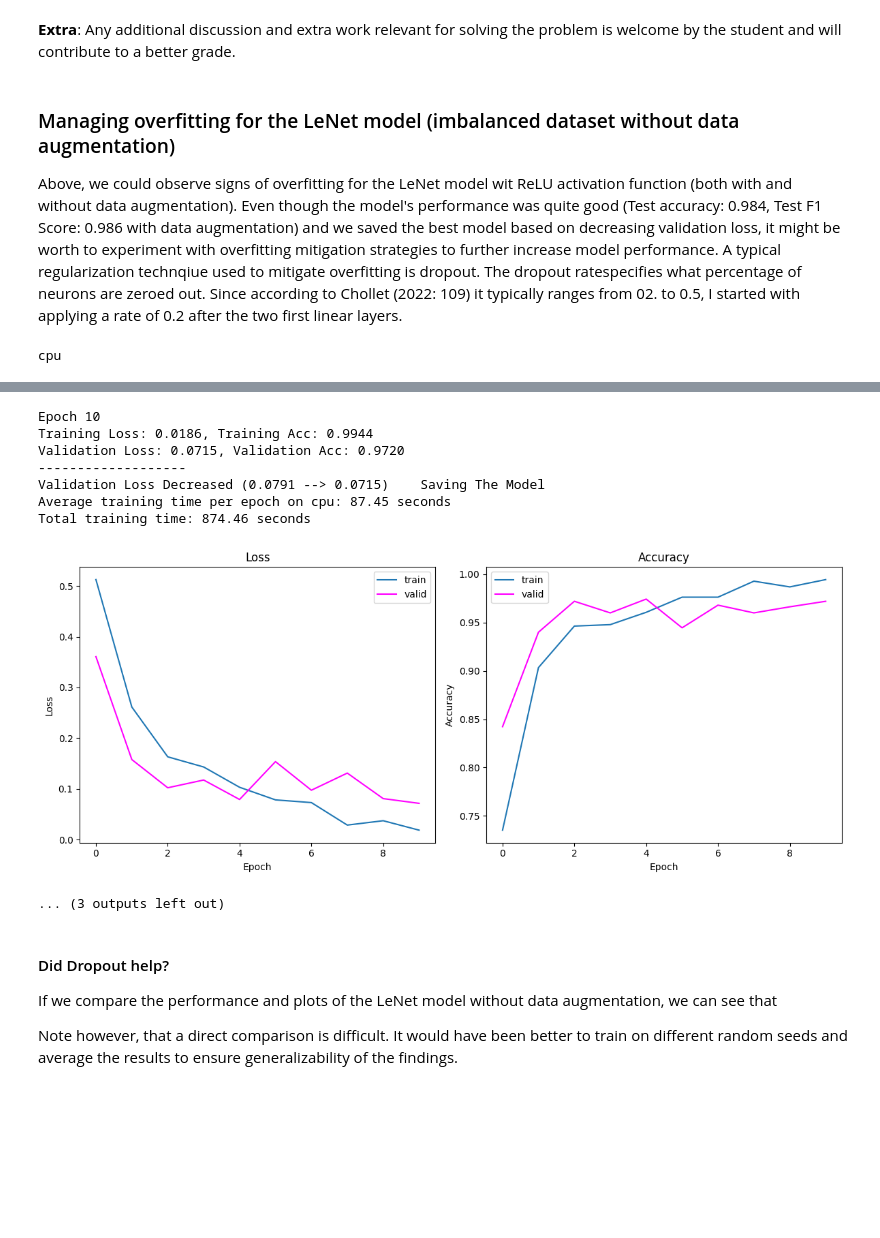
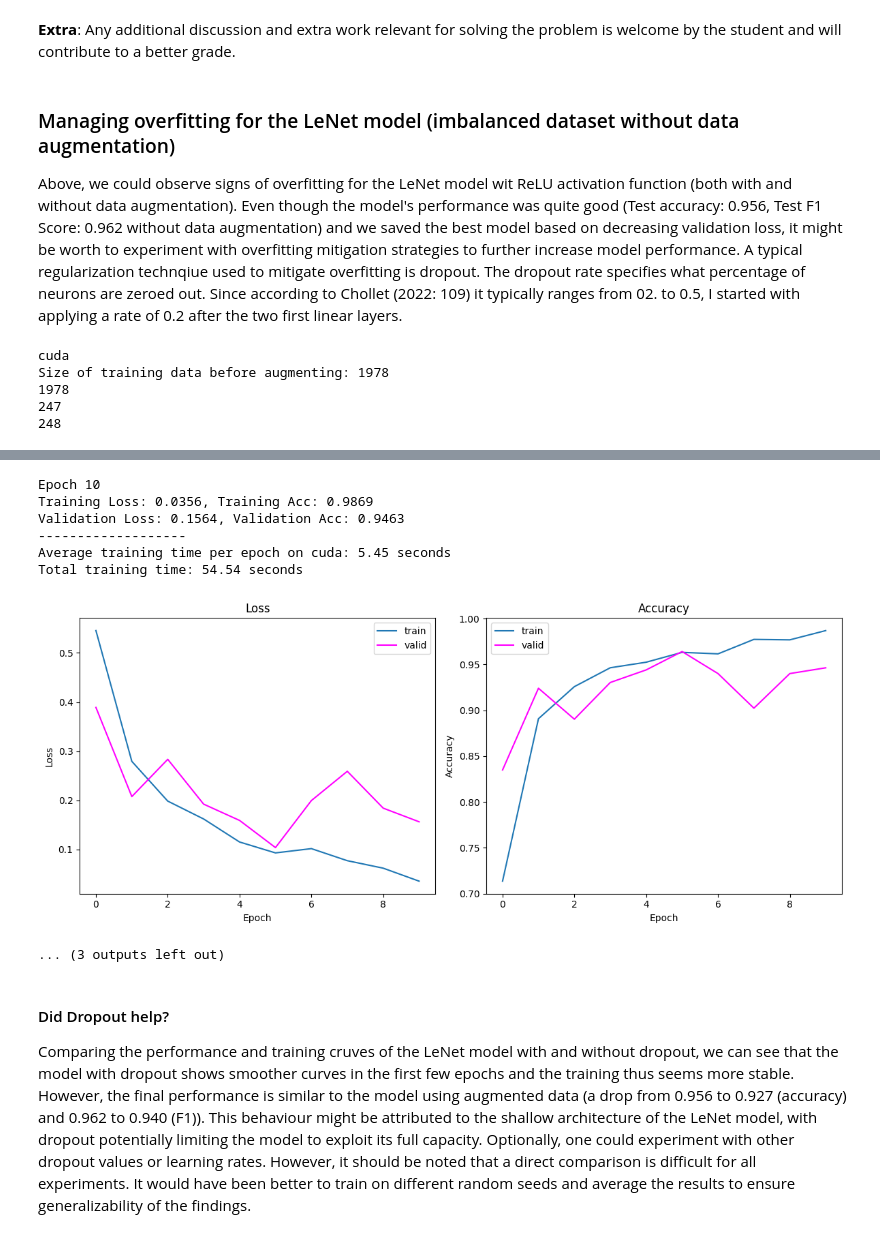
Before and after one commit to reascr/MSC-in-IT-and-Cognition, a Jupyter notebook: AppliedAI/Second_assignment_dataset_3.ipynb, the cells around one changed output, grey strips where cells are left out. Saved outputs shown, nothing was run; the diff lists cells and outputs as text; code cells hidden in the pictures; blank space fills up the shorter version.

```diff
--- a/AppliedAI/Second_assignment_dataset_3.ipynb
+++ b/AppliedAI/Second_assignment_dataset_3.ipynb
@@ -1065,7 +1062,7 @@ Note also that some cells were run in a previous runtime but I ran out of GPU so
 # %% [markdown]
 ### Managing overfitting for the LeNet model (imbalanced dataset without data augmentation)
 
-Above, we could observe signs of overfitting for the LeNet model wit ReLU activation function (both with and without data augmentation). Even though the model's performance was quite good (Test accuracy: 0.984, Test F1 Score: 0.986 with data augmentation) and we saved the best model based on decreasing validation loss, it might be worth to experiment with overfitting mitigation strategies to further increase model performance. A typical regularization technqiue used to mitigate overfitting is dropout. The dropout ratespecifies what percentage of neurons are zeroed out. Since according to Chollet (2022: 109) it typically ranges from 02. to 0.5, I started with applying a rate of 0.2 after the two first linear layers.
+Above, we could observe signs of overfitting for the LeNet model wit ReLU activation function (both with and without data augmentation). Even though the model's performance was quite good (Test accuracy: 0.956, Test F1 Score: 0.962 without data augmentation) and we saved the best model based on decreasing validation loss, it might be worth to experiment with overfitting mitigation strategies to further increase model performance. A typical regularization technqiue used to mitigate overfitting is dropout. The dropout rate specifies what percentage of neurons are zeroed out. Since according to Chollet (2022: 109) it typically ranges from 02. to 0.5, I started with applying a rate of 0.2 after the two first linear layers.
 # %%
 # mitigating overfitting in the baseline LeNet model by applying dropout (LeNet/RELU/NO AUG/DROPOUT)
 set_seed(42)
@@ -1088,7 +1085,7 @@ baseline_model = nn.Sequential(
     nn.Dropout(0.2),
 
     nn.Linear(120, 84),
-    nn.Sigmoid(),
+    nn.ReLU(),
     nn.Dropout(0.2),
     nn.Linear(84, 1) # binary classification
 )
@@ -1098,6 +1095,33 @@ optimizer = torch.optim.Adam(baseline_model.parameters(), lr=0.001)
 
 folder = './models_baseline_relu_dropout'
 os.makedirs(folder, exist_ok=True)
+
+# use not augmented data loaders
+# create the datasets (training with oversampling via augmentation to balance classes)
+data_train = BellPepperDataset(paths_train, labels_train, transform=transform, transform_augmented=transform_augmented)
+
+print("Size of training data before augmenting:", len(data_train))
+
+# code modified from Computer_vision_exercise_solutions.ipynb
+loaders = {
+    'train' : torch.utils.data.DataLoader(data_train,
+                                        batch_size=10,
+                                        shuffle=True,
+                                        num_workers=0),
+
+    'validation'  : torch.utils.data.DataLoader(data_eval,
+                                        batch_size=10,
+                                        shuffle=True,
+                                        num_workers=0),
+    'test'  : torch.utils.data.DataLoader(data_test,
+                                        batch_size=3,
+                                        shuffle=False,
+                                        num_workers=0),
+}
+
+print(len(data_train))
+print(len(data_eval))
+print(len(data_test))
 
 loss_train, loss_valid, acc_train, acc_val = training_loop_simple(
     num_epochs=10,
@@ -1116,5 +1140,9 @@ cm = evaluate_confusion_matrix(baseline_model, loaders['test'])
 cm_plot = ConfusionMatrixDisplay(cm, display_labels=['unhealhty', 'healthy'])
 cm_plot.plot()
 # %% [output]
-cpu
+cuda
+Size of training data before augmenting: 1978
+1978
+247
+248
 Epoch 1
@@ -1159,19 +1188,16 @@ Validation Loss: 0.0808, Validation Acc: 0.9663
 -------------------
 Epoch 10
-Training Loss: 0.0186, Training Acc: 0.9944
-Validation Loss: 0.0715, Validation Acc: 0.9720
+Training Loss: 0.0356, Training Acc: 0.9869
+Validation Loss: 0.1564, Validation Acc: 0.9463
 -------------------
-Validation Loss Decreased (0.0791 --> 0.0715)    Saving The Model
-Average training time per epoch on cpu: 87.45 seconds
-Total training time: 874.46 seconds
+Average training time per epoch on cuda: 5.45 seconds
+Total training time: 54.54 seconds
-[figure, old version]
+[figure, new version]
 ... (3 outputs left out)
 # %% [markdown]
 #### Did Dropout help?
 
-If we compare the performance and plots of the LeNet model without data augmentation, we can see that
-
-Note however, that a direct comparison is difficult. It would have been better to train on different random seeds and average the results to ensure generalizability of the findings.
+Comparing the performance and training cruves of the LeNet model with and without dropout, we can see that the model with dropout shows smoother curves in the first few epochs and the training thus seems more stable. However, the final performance is similar to the model using augmented data (a drop from 0.956 to 0.927 (accuracy) and 0.962 to 0.940 (F1)). This behaviour might be attributed to the shallow architecture of the LeNet model, with dropout potentially limiting the model to exploit its full capacity. Optionally, one could experiment with other dropout values or learning rates. However, it should be noted that a direct comparison is difficult for all experiments. It would have been better to train on different random seeds and average the results to ensure generalizability of the findings.
 # %% [markdown]
 #### What about a less extreme augmentation transformation?
 
```
Also changed, not shown: parts of 25 cells of this notebook.
